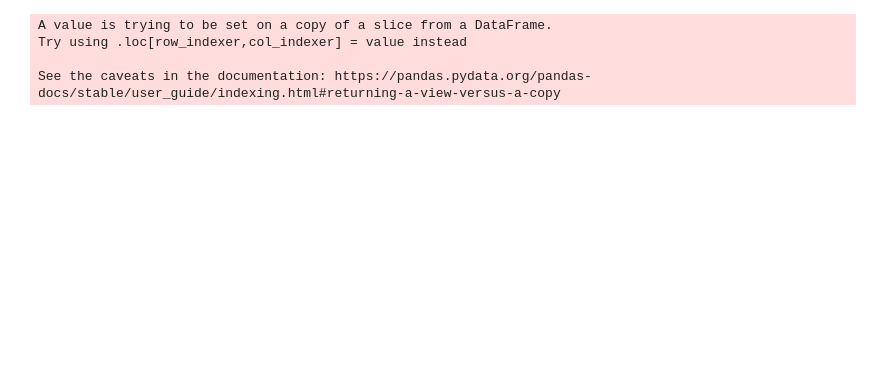
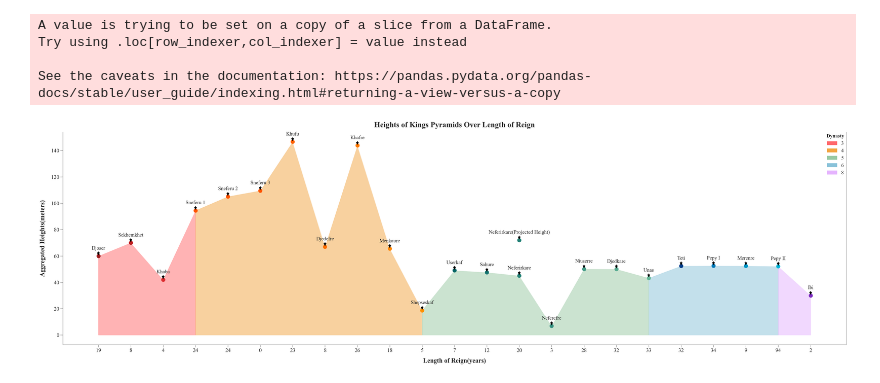
Before and after one commit to brown-ccv/egyptology-viz, a Jupyter notebook: Notebooks/plotly.ipynb, the cells around one changed output. Drawn from its saved outputs; the diff is of its cells as text; code cells hidden in the pictures; blank space fills up the shorter version.

Commit message:
created graphs

```diff
--- a/Notebooks/plotly.ipynb
+++ b/Notebooks/plotly.ipynb
@@ -129,3 +134,87 @@ line_heights_fig.update_traces(
     ])
 )
 line_heights_fig.show()
+# %%
+
+complex_heights_kings = complexes[['height', 'royal_status', 'pyramid_complex', 'length_of_reign','dynasty']][(complexes['royal_status'] == 'King') & (pd.notnull(complexes['height']))].reset_index(drop=True)
+complex_reign_length = complex_heights_kings.groupby('pyramid_complex', sort=False, as_index=False)['length_of_reign'].sum()
+complex_reign_length['length_of_reign'] = complex_reign_length['length_of_reign'].astype(int)
+merged_kings_reign_df = pd.merge(complex_heights_kings, complex_reign_length, on=['pyramid_complex'], how='left')
+
+
+merged_kings_reign_df.at[13, 'height'] = '44.98'
+merged_kings_reign_df['height'] = pd.to_numeric(merged_kings_reign_df['height'])
+
+
+plt.figure(figsize=(55, 15))
+sns.set_style(style='ticks')
+plt.rcParams['font.family'] = 'Times New Roman'
+colors = ['#9c191b', '#bd1f21', '#dd2c2f', '#ff5400', '#ff5400', '#ff5400', '#ff6000', '#ff6d00', '#ff7900', '#ff8500', '#ff9100', '#036666', '#14746f', '#248277', '#358f80', '#469d89', '#56ab91', '#67b99a', '#023e8a', '#0077b6', '#0096c7', '#00b4d8', '#7b2cbf']
+
+ax = sns.lineplot(x=range(len(merged_kings_reign_df)), y='height', data=merged_kings_reign_df, marker='o', color='white', linewidth=1.0)
+ax.spines['top'].set_visible(False)
+
+
+plt.xticks(ticks=range(len(merged_kings_reign_df)), labels=merged_kings_reign_df['length_of_reign_y'], fontsize=22)
+plt.yticks(fontsize=22)
+plt.tick_params(axis='both', which='major', length=10)
+
+
+for i, row in merged_kings_reign_df.iterrows():
+    ax.plot(i, row['height'], 'o', color=colors[i % len(colors)], markersize=15)
+
+fill_segments = [
+    (0, 3, '#ff686b', '3'),
+    (3, 10, '#f2a541', '4'),
+    (10, 17, '#98c9a3', '5'),
+    (17, 21, '#89c2d9', '6'),
+    (21, 22, '#e5b3fe', '8')
+]
+
+handles = []
+labels = []
+
+for start, end, color, label in fill_segments:
+    ax.fill_between(range(start, end + 1), merged_kings_reign_df['height'][start:end + 1], color=color, alpha=0.5)
+    handles.append(Patch(color=color, label=label))
+    labels.append(label)
+
+for i, row in merged_kings_reign_df.iterrows():
+    x = i
+    y = row['height']
+    name = row['pyramid_complex']
+    ax.annotate(
+        f"{name}",
+        xy=(x, y),
+        xytext=(0, 25),
+        textcoords='offset points',
+        arrowprops=dict(facecolor='black', edgecolor='black', arrowstyle='-|>', lw=2.5),
+        ha='center', fontsize=20
+    )
+
+
+neferirkare_index = merged_kings_reign_df[merged_kings_reign_df['pyramid_complex'] == 'Neferirkare'].index[0]
+ax.plot(neferirkare_index, 72, 'o', color='#248277', markersize=15)
+ax.annotate(
+    'Neferirkare(Projected Height)',
+    xy=(neferirkare_index, 72),
+    xytext=(0, 25),
+    textcoords='offset points',
+    arrowprops=dict(facecolor='black', edgecolor='black', arrowstyle='-|>', lw=2.5),
+    ha='center', fontsize=20
+)
+
+legend = ax.legend(handles=handles, labels=labels, title='Dynasty', bbox_to_anchor=(1, 1), loc='upper right', borderaxespad=0., fontsize=20)
+legend.get_frame().set_facecolor('none')
+legend.get_frame().set_edgecolor('none')
+plt.setp(legend.get_title(), fontweight='bold', fontsize=20)
+
+
+plt.xlabel('Length of Reign')
+ax.set_ylabel('Aggregated Heights(meters)', fontweight='bold', fontsize=25,labelpad=20)
+ax.set_xlabel('Length of Reign(years)', fontweight='bold', fontsize=25,labelpad=20)
+ax.set_title('Heights of Kings Pyramids Over Length of Reign', fontsize=30, fontweight='bold',pad=20)
+
+plt.show()
+# %% [output]
+[figure, added]
```
Also changed, not shown: parts of 8 cells of this notebook, 22 other files.
